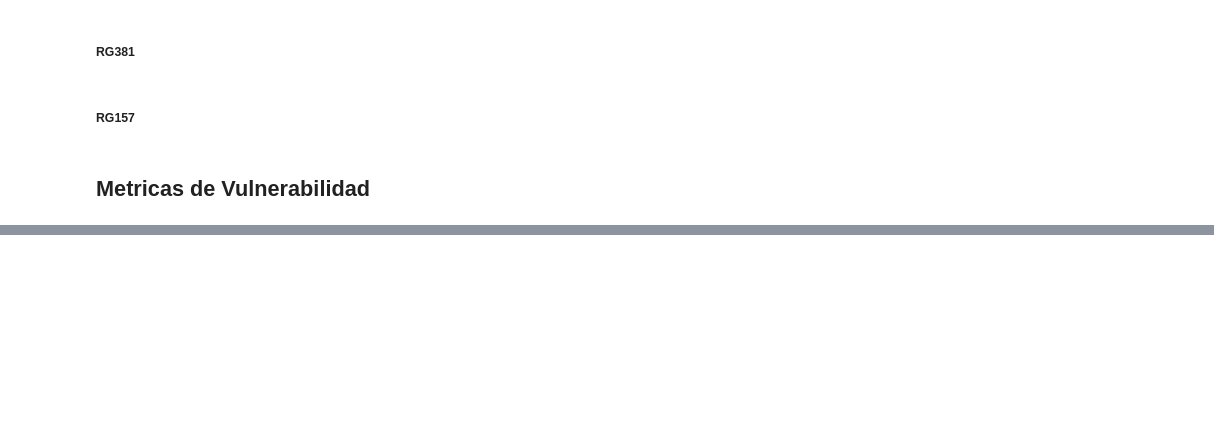
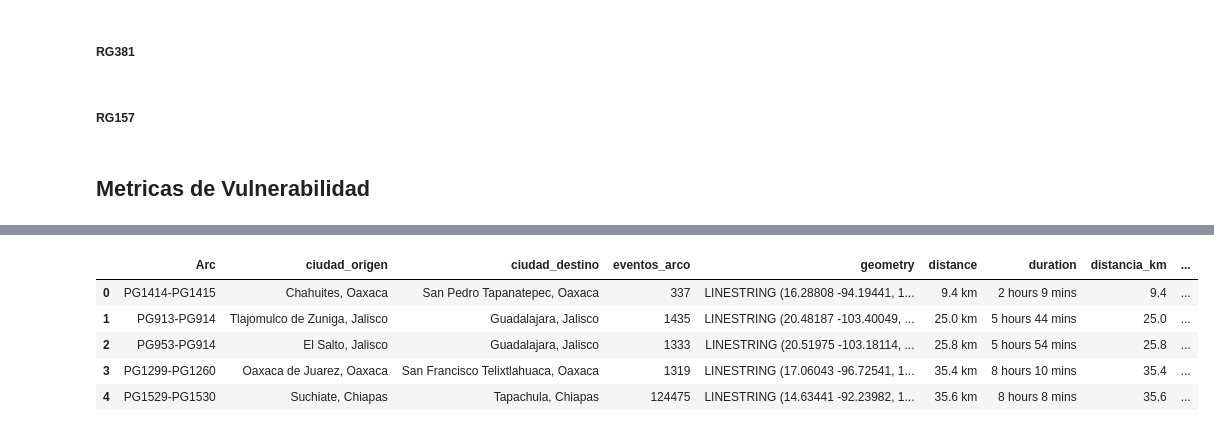
Before and after one commit to puriarter21/Mapa_Migracion_Irregular_Mexico, a Jupyter notebook: 1. Mapas/1. Mapas/Metodo_1/rutas_combinaciones.ipynb, the cells around one changed output, grey strips where cells are left out. Drawn from its saved outputs; the diff is of its cells as text; code cells hidden in the pictures; blank space fills up the shorter version.

Commit message:
actualizacion de polylines6

```diff
--- a/1. Mapas/1. Mapas/Metodo_1/rutas_combinaciones.ipynb
+++ b/1. Mapas/1. Mapas/Metodo_1/rutas_combinaciones.ipynb
@@ -1969,0 +1853,2 @@ df_filtrado.head()
+# %%
+df = pd.read_csv('/Users/pablouriarte/Mapa_Migracion_Irregular_Mexico_Fresh/1. Mapas/1. Mapas/Metodo_1/procesamiento de rutas/arcos/arcos.csv')
@@ -1969,0 +1880,42 @@ df_filtrado.head()
+# %%
+# Configuración de API Key
+api_key = 'AIzaSyA_BvAIuZ4HPL8hPuOJFP-wEikr9Ee3-KQ'
+
+def obtener_ruta_y_polilinea(row, api_key):
+    base_url = "https://maps.googleapis.com/maps/api/directions/json"
+    params = {
+        'origin': f"{row['latitud_from']},{row['longitud_from']}",  # Asegúrate de que los nombres de columnas coincidan
+        'destination': f"{row['latitud_to']},{row['longitud_to']}",
+        'mode': 'walking',  # Modo a pie
+        'key': api_key
+    }
+    response = requests.get(base_url, params=params)
+    result = response.json()
+
+    if result['status'] == 'OK':
+        polyline_encoded = result['routes'][0]['overview_polyline']['points']
+        distancia = result['routes'][0]['legs'][0]['distance']['text']
+        duracion = result['routes'][0]['legs'][0]['duration']['text']
+        puntos = polyline.decode(polyline_encoded)
+        geometry = LineString(puntos)
+        return geometry.wkt, distancia, duracion  # Devolver como WKT
+    else:
+        return None, None, None
+
+# Aplicar a cada fila del DataFrame y expandir los resultados en nuevas columnas
+df[['geometry', 'distance', 'duration']] = df.apply(lambda row: obtener_ruta_y_polilinea(row, api_key), axis=1, result_type='expand')
+# %%
+# Lista de columnas para mantener
+columnas_para_mantener = ['Arc', 'ciudad_origen', 'ciudad_destino', 'eventos_arco', 'geometry', 'distance', 'duration', 'distancia_km', 'duracion_hr']
+
+# Eliminar todas las columnas que no están en la lista de columnas para mantener
+df = df[columnas_para_mantener]
+# %%
+df.head()
+# %% [output]
+|  | Arc | ciudad_origen | ciudad_destino | eventos_arco | geometry | distance | duration | distancia_km | ... |
+| 0 | PG1414-PG1415 | Chahuites, Oaxaca | San Pedro Tapanatepec, Oaxaca | 337 | LINESTRING (16.28808 -94.19441, 1... | 9.4 km | 2 hours 9 mins | 9.4 | ... |
+| 1 | PG913-PG914 | Tlajomulco de Zuniga, Jalisco | Guadalajara, Jalisco | 1435 | LINESTRING (20.48187 -103.40049, ... | 25.0 km | 5 hours 44 mins | 25.0 | ... |
+| 2 | PG953-PG914 | El Salto, Jalisco | Guadalajara, Jalisco | 1333 | LINESTRING (20.51975 -103.18114, ... | 25.8 km | 5 hours 54 mins | 25.8 | ... |
+| 3 | PG1299-PG1260 | Oaxaca de Juarez, Oaxaca | San Francisco Telixtlahuaca, Oaxaca | 1319 | LINESTRING (17.06043 -96.72541, 1... | 35.4 km | 8 hours 10 mins | 35.4 | ... |
+| 4 | PG1529-PG1530 | Suchiate, Chiapas | Tapachula, Chiapas | 124475 | LINESTRING (14.63441 -92.23982, 1... | 35.6 km | 8 hours 8 mins | 35.6 | ... |
```
Also changed, not shown: parts of 168 cells of this notebook, 8 other files.
